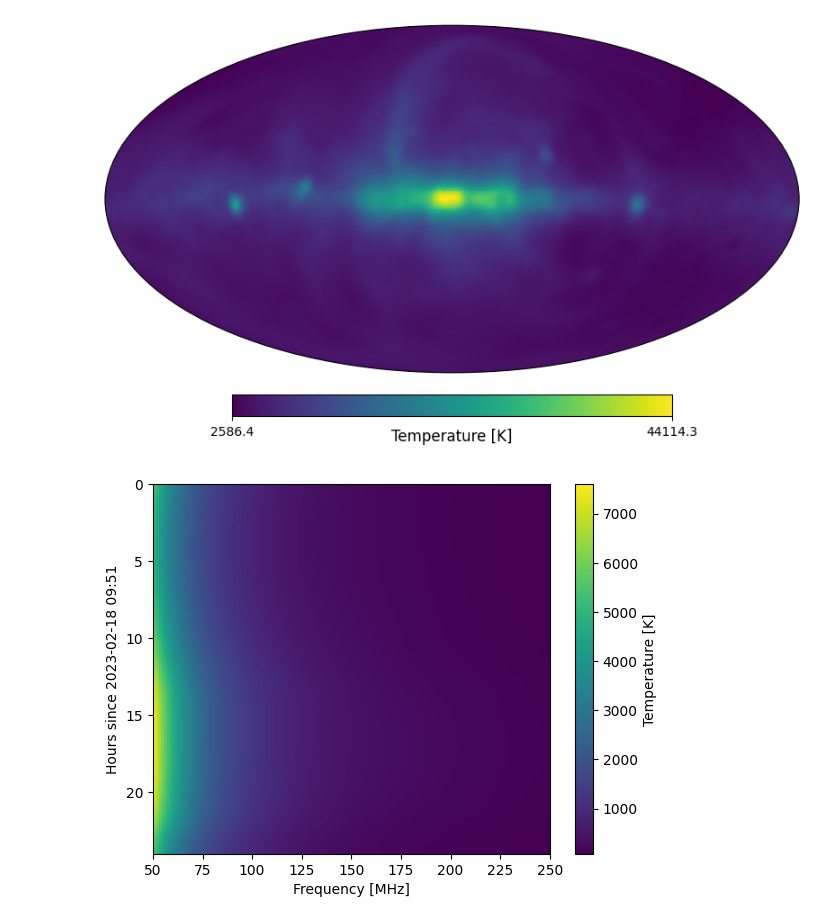
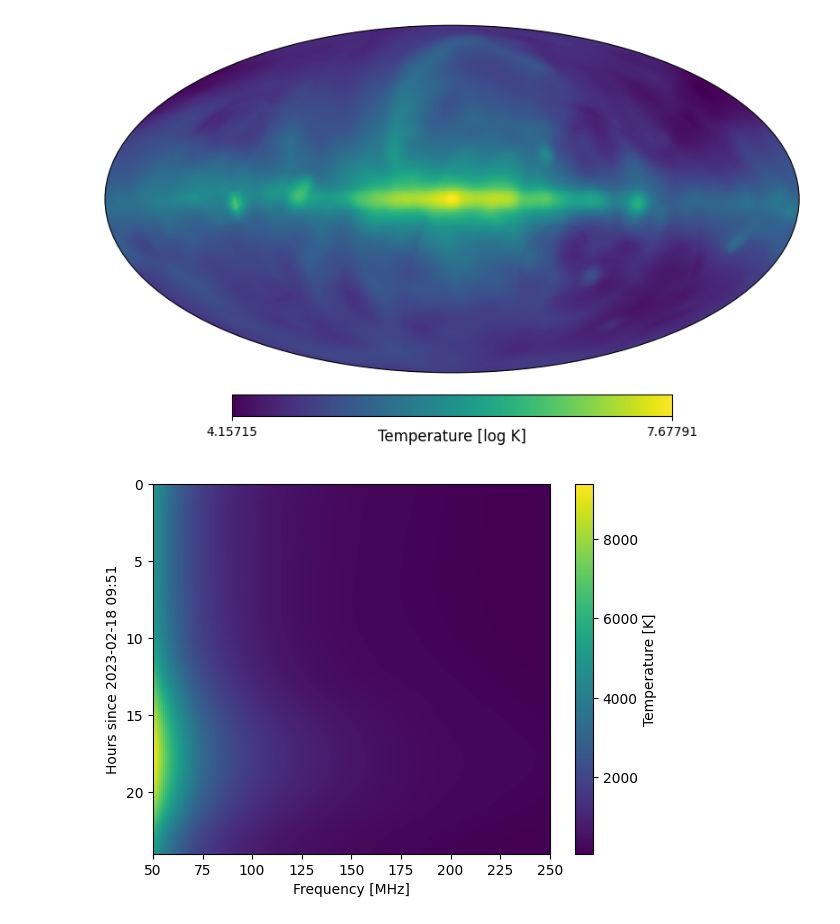
Before and after one commit to christianhbye/ucb_research, a Jupyter notebook: global_detection/Untitled1.ipynb, the cells around one changed output. Saved outputs shown, nothing was run; the diff lists cells and outputs as text; code cells hidden in the pictures.

```diff
--- a/global_detection/Untitled1.ipynb
+++ b/global_detection/Untitled1.ipynb
@@ -9,7 +20,7 @@ import VeryAccurateEmulator as VAE
 # %%
-LMAX = 75
+LMAX = 150
 NSIDE = 128
-PATH = "ffs"  # efield, power: ascii
+PATH = "ascii"  # efield: ffs, power: ascii
 beam_dir = Path("./beam") / PATH
 # %%
 nfreqs = len(list(beam_dir.glob("*")))
@@ -49,9 +73,9 @@ plt.show()
 # %%
 sky = cro.Sky.gsm(freqs, lmax=LMAX)
 sky_map = sky.hp_map(NSIDE)
-hp.projview(sky_map[0], unit="Temperature [K]"); plt.show()
+hp.projview(np.log(sky_map[150]), unit="Temperature [log K]"); plt.show()
 # %% [output]
-[figure, old version]
+[figure, new version]
 # %%
 lat = 37.873199
 lon = -122.257063
@@ -62,4 +86,4 @@ sim = cro.Simulator(beam, sky, **sim_kwargs)
 sim.run(dpss=False)
 sim.plot()
 # %% [output]
-[figure, old version]
+[figure, new version]
```
Also changed, not shown: parts of 16 cells of this notebook, 1 other file.
